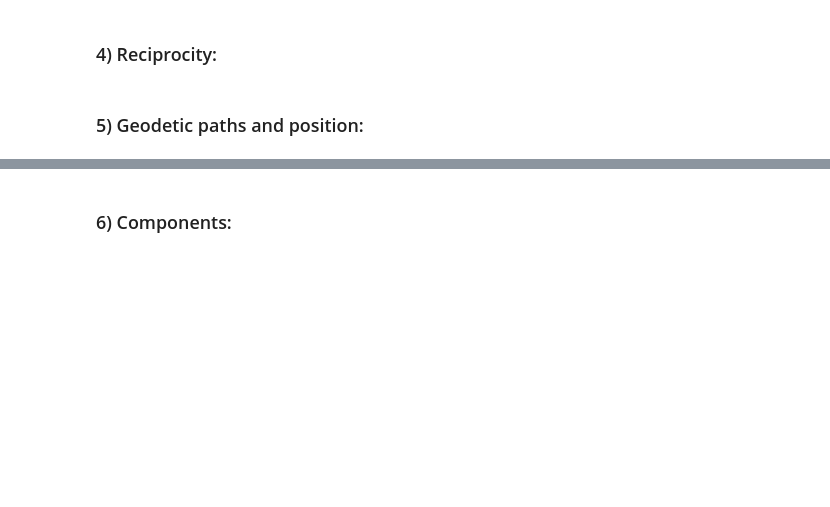
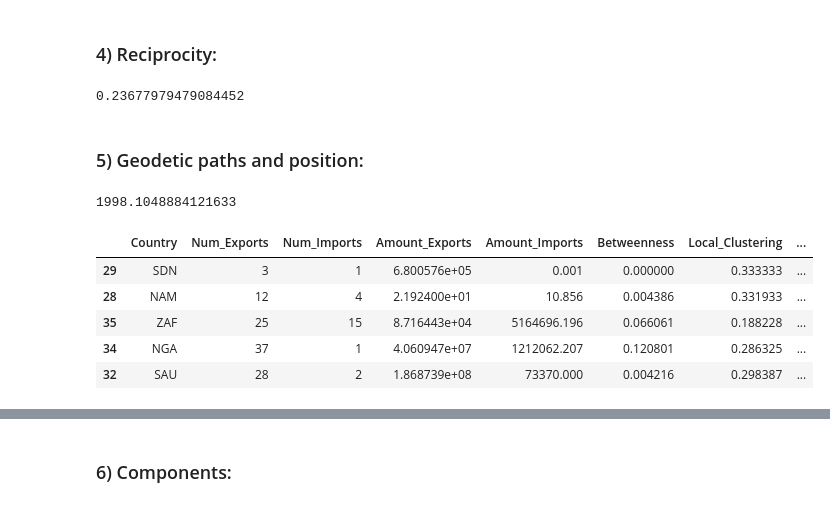
Before and after one commit to eduardgamez/Social-Computing-Analysis, a Jupyter notebook: notebooks/graph_metrics.ipynb, the cells around one changed output, grey strips where cells are left out. Saved outputs shown, nothing was run; the diff lists cells and outputs as text; code cells hidden in the pictures; blank space fills up the shorter version.

```diff
--- a/notebooks/graph_metrics.ipynb
+++ b/notebooks/graph_metrics.ipynb
@@ -181,5 +181,9 @@ transitivity
 ### 4) Reciprocity:
 # %%
 # 4.1) Reciprocity:
+reciprocity = nx.reciprocity(graph)
+reciprocity
+# %% [output]
+0.23677979479084452
 # %% [markdown]
 ### 5) Geodetic paths and position:
@@ -186,6 +195,20 @@ transitivity
 # %%
 # 5.1) Diameter:
+diameter = nx.diameter(graph_scc, weight='distance')
+diameter
+# %% [output]
+1998.1048884121633
 # %%
-# 5.2) Excentricity:
+# 5.2) Eccentricity:
+eccentricity = nx.eccentricity(graph_scc, weight='distance')
+df_metrics['Eccentricity'] = df_metrics['Country'].map(eccentricity)
+df_metrics.sort_values(by='Eccentricity').head()
+# %% [output]
+|  | Country | Num_Exports | Num_Imports | Amount_Exports | Amount_Imports | Betweenness | Local_Clustering | ... |
+| 29 | SDN | 3 | 1 | 6.800576e+05 | 0.001 | 0.000000 | 0.333333 | ... |
+| 28 | NAM | 12 | 4 | 2.192400e+01 | 10.856 | 0.004386 | 0.331933 | ... |
+| 35 | ZAF | 25 | 15 | 8.716443e+04 | 5164696.196 | 0.066061 | 0.188228 | ... |
+| 34 | NGA | 37 | 1 | 4.060947e+07 | 1212062.207 | 0.120801 | 0.286325 | ... |
+| 32 | SAU | 28 | 2 | 1.868739e+08 | 73370.000 | 0.004216 | 0.298387 | ... |
 # %%
 # 5.3) Average geodesic path:
```
Also changed, not shown: parts of 3 cells of this notebook.
